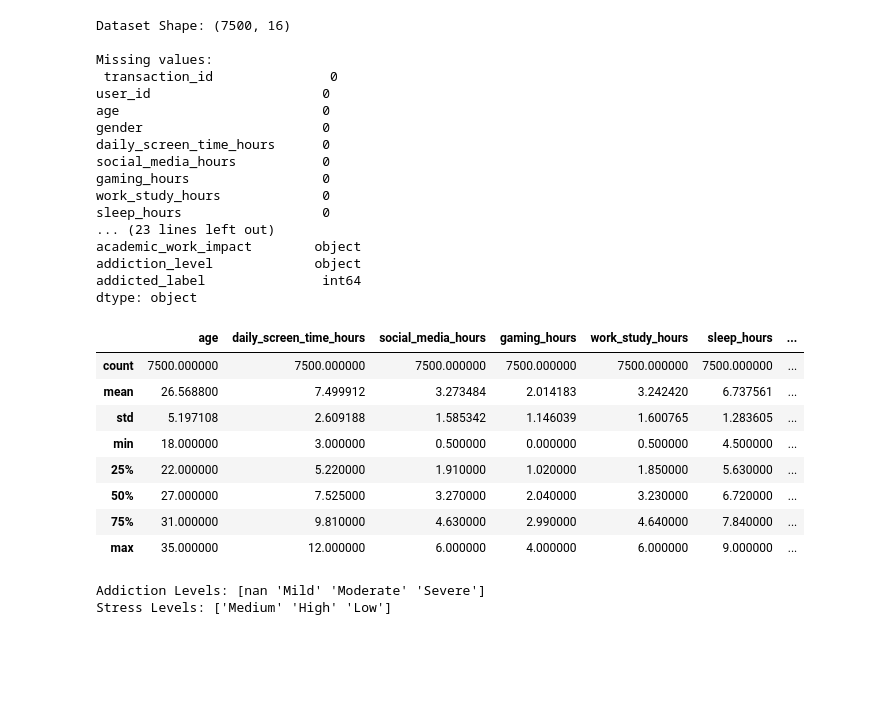
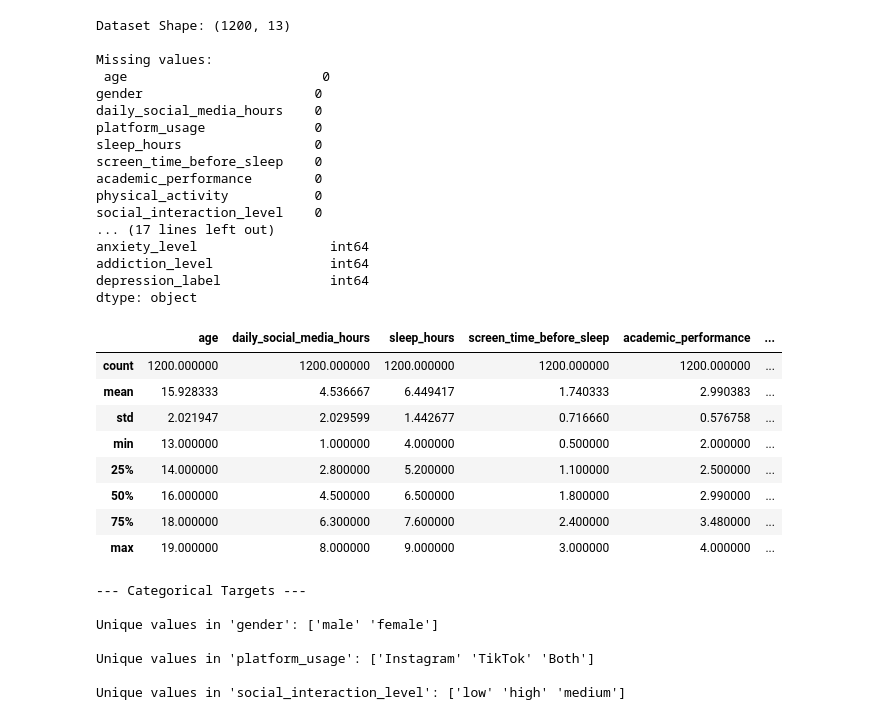
Before and after one commit to Hamdermadsik/Project_MBML, a Jupyter notebook: notebooks/Mads_inledende_manovre.ipynb, the cells around one changed output. Cells and saved outputs as stored; diff of their text form; code cells hidden in the pictures; blank space fills up the shorter version.

```diff
--- a/notebooks/Mads_inledende_manovre.ipynb
+++ b/notebooks/Mads_inledende_manovre.ipynb
@@ -30,7 +30,13 @@ import pandas as pd
 import matplotlib.pyplot as plt
 from pathlib import Path
 
-data_dir = Path(r"C:\Users\Madsl\Downloads\Smartphone_Usage_And_Addiction_Analysis_7500_Rows (1).csv")
+# In notebooks, you can use Path.cwd() to get the current working directory
+# or use relative paths directly.
+parent_dir = Path.cwd().parent
+data_dir = parent_dir / "data" / "data.csv"
+
+# If the data folder is in the same directory as the notebook's parent:
+# data_dir = Path("../data/data.csv")
 
 df = pd.read_csv(data_dir)
 
@@ -57,43 +63,54 @@ print(df.head())
 # %%
 # Exploratory Data Analysis
 print("Dataset Shape:", df.shape)
 print("\nMissing values:\n", df.isnull().sum())
 print("\nColumn types:\n", df.dtypes)
 
 # Statistical summary
 display(df.describe())
 
-# Check unique values for categorical targets
-print("\nAddiction Levels:", df['addiction_level'].unique())
-print("Stress Levels:", df['stress_level'].unique())
+# Dynamically check categorical targets instead of hardcoding
+print("\n--- Categorical Targets ---")
+categorical_cols = df.select_dtypes(include=['object', 'category']).columns
+
+if len(categorical_cols) > 0:
+    for col in categorical_cols:
+        print(f"\nUnique values in '{col}':", df[col].unique())
+else:
+    print("\nNo categorical columns found in this new dataset.")
 # %% [output]
-Dataset Shape: (7500, 16)
+Dataset Shape: (1200, 13)
 
 Missing values:
- transaction_id               0
-user_id                      0
-age                          0
-gender                       0
-daily_screen_time_hours      0
-social_media_hours           0
-gaming_hours                 0
-work_study_hours             0
-sleep_hours                  0
-... (23 lines left out)
-academic_work_impact        object
-addiction_level             object
-addicted_label               int64
+ age                         0
+gender                      0
+daily_social_media_hours    0
+platform_usage              0
+sleep_hours                 0
+screen_time_before_sleep    0
+academic_performance        0
+physical_activity           0
+social_interaction_level    0
+... (17 lines left out)
+anxiety_level                 int64
+addiction_level               int64
+depression_label              int64
 dtype: object
-|  | age | daily_screen_time_hours | social_media_hours | gaming_hours | work_study_hours | sleep_hours | ... |
-| count | 7500.000000 | 7500.000000 | 7500.000000 | 7500.000000 | 7500.000000 | 7500.000000 | ... |
-| mean | 26.568800 | 7.499912 | 3.273484 | 2.014183 | 3.242420 | 6.737561 | ... |
-| std | 5.197108 | 2.609188 | 1.585342 | 1.146039 | 1.600765 | 1.283605 | ... |
-| min | 18.000000 | 3.000000 | 0.500000 | 0.000000 | 0.500000 | 4.500000 | ... |
-| 25% | 22.000000 | 5.220000 | 1.910000 | 1.020000 | 1.850000 | 5.630000 | ... |
-| 50% | 27.000000 | 7.525000 | 3.270000 | 2.040000 | 3.230000 | 6.720000 | ... |
-| 75% | 31.000000 | 9.810000 | 4.630000 | 2.990000 | 4.640000 | 7.840000 | ... |
-| max | 35.000000 | 12.000000 | 6.000000 | 4.000000 | 6.000000 | 9.000000 | ... |
+|  | age | daily_social_media_hours | sleep_hours | screen_time_before_sleep | academic_performance | ... |
+| count | 1200.000000 | 1200.000000 | 1200.000000 | 1200.000000 | 1200.000000 | ... |
+| mean | 15.928333 | 4.536667 | 6.449417 | 1.740333 | 2.990383 | ... |
+| std | 2.021947 | 2.029599 | 1.442677 | 0.716660 | 0.576758 | ... |
+| min | 13.000000 | 1.000000 | 4.000000 | 0.500000 | 2.000000 | ... |
+| 25% | 14.000000 | 2.800000 | 5.200000 | 1.100000 | 2.500000 | ... |
+| 50% | 16.000000 | 4.500000 | 6.500000 | 1.800000 | 2.990000 | ... |
+| 75% | 18.000000 | 6.300000 | 7.600000 | 2.400000 | 3.480000 | ... |
+| max | 19.000000 | 8.000000 | 9.000000 | 3.000000 | 4.000000 | ... |
-Addiction Levels: [nan 'Mild' 'Moderate' 'Severe']
-Stress Levels: ['Medium' 'High' 'Low']
+--- Categorical Targets ---
+
+Unique values in 'gender': ['male' 'female']
+
+Unique values in 'platform_usage': ['Instagram' 'TikTok' 'Both']
+
+Unique values in 'social_interaction_level': ['low' 'high' 'medium']
 # %%
 import seaborn as sns
```
Also changed, not shown: parts of 17 cells of this notebook, 5 other files.
